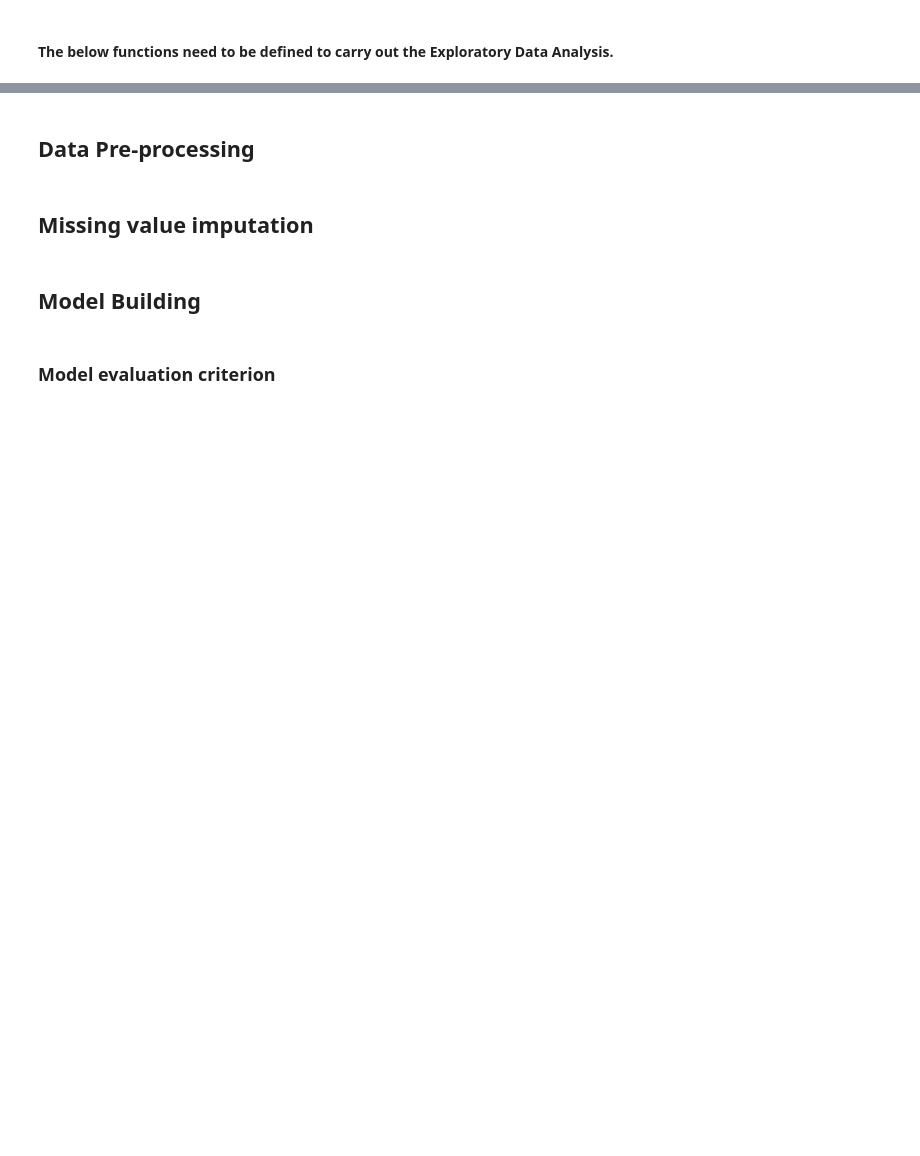
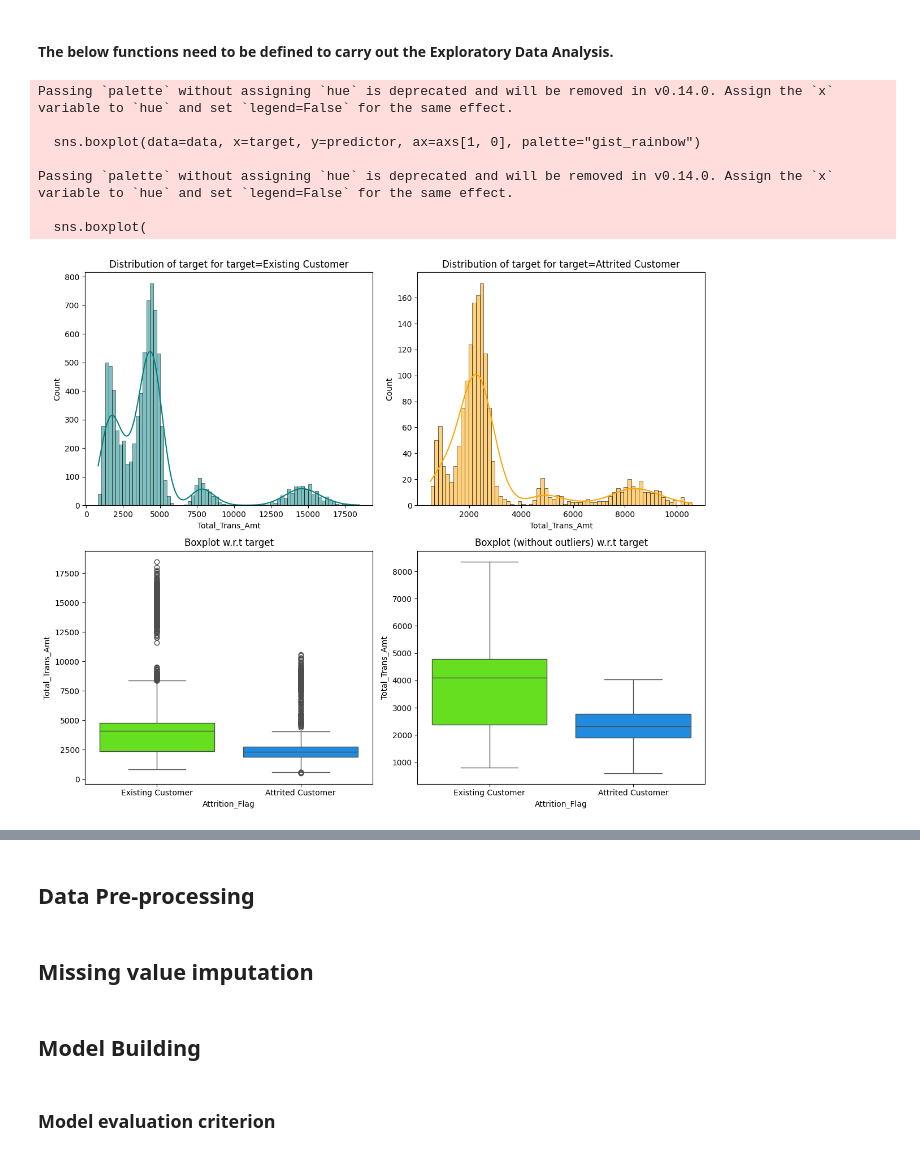
Before and after one commit to lhughey/AIML_Course, a Jupyter notebook: Project 3 - Credit Card Users Churn Prediction/AML_Project_LearnerNotebook_FullCode.ipynb, the cells around one changed output, grey strips where cells are left out. Cells and saved outputs as stored; diff of their text form; code cells hidden in the pictures; blank space fills up the shorter version.

```diff
--- a/Project 3 - Credit Card Users Churn Prediction/AML_Project_LearnerNotebook_FullCode.ipynb
+++ b/Project 3 - Credit Card Users Churn Prediction/AML_Project_LearnerNotebook_FullCode.ipynb
@@ -374,3 +361,14 @@ def distribution_plot_wrt_target(data, predictor, target):
 
     plt.tight_layout()
     plt.show()
+# %%
+distribution_plot_wrt_target(data, "Total_Trans_Amt", "Attrition_Flag")
+# %% [output]
+Passing `palette` without assigning `hue` is deprecated and will be removed in v0.14.0. Assign the `x` variable to `hue` and set `legend=False` for the same effect.
+
+  sns.boxplot(data=data, x=target, y=predictor, ax=axs[1, 0], palette="gist_rainbow")
+
+Passing `palette` without assigning `hue` is deprecated and will be removed in v0.14.0. Assign the `x` variable to `hue` and set `legend=False` for the same effect.
+
+  sns.boxplot(
+[figure, added]
```
Also changed, not shown: parts of 4 cells of this notebook.
